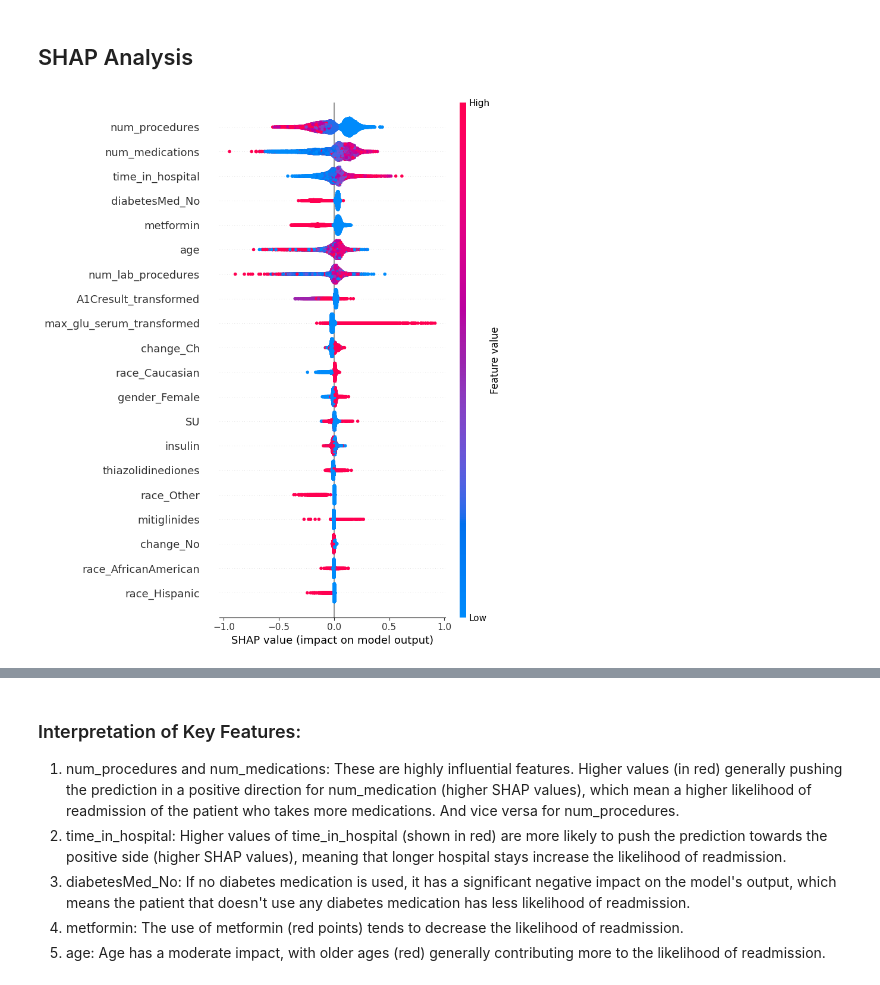
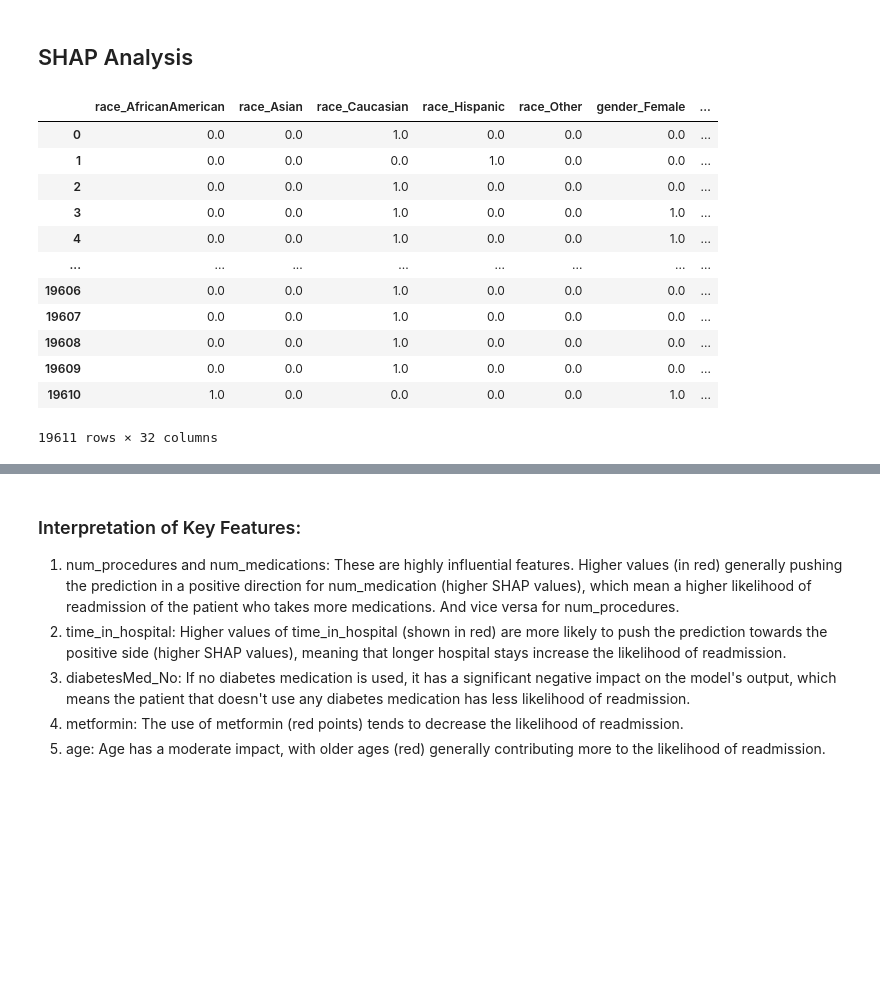
Before and after one commit to ozoamo/GlucoGuard_Analytics, a Jupyter notebook: jupyter-notebooks/Predictive_analysis.ipynb, the cells around one changed output, grey strips where cells are left out. Cells and saved outputs as stored; diff of their text form; code cells hidden in the pictures; blank space fills up the shorter version.

```diff
--- a/jupyter-notebooks/Predictive_analysis.ipynb
+++ b/jupyter-notebooks/Predictive_analysis.ipynb
@@ -615,27 +624,21 @@ ROC AUC Score: 0.6007180166397023
 # %% [markdown]
 ## SHAP Analysis
-# %%
-import shap
-
-# Create a SHAP explainer for the model
-explainer = shap.Explainer(HGB, X_train)
-
-# Calculate SHAP values for the test set
-shap_values = explainer(X_test)
-
-# Define the descriptive feature names based on your mapping
-feature_names = [
-    "race_AfricanAmerican", "race_Asian", "race_Caucasian", "race_Hispanic", "race_Other",
-    "gender_Female", "gender_Male", "gender_Unknown/Invalid", "change_Ch", "change_No",
-    "diabetesMed_No", "diabetesMed_Yes", "time_in_hospital", "num_lab_procedures",
-    "num_procedures", "num_medications", "metformin", "troglitazone", "examide", "citoglipton",
-    "insulin", "glyburide-metformin", "glipizide-metformin", "glimepiride-pioglitazone",
-    "metformin-rosiglitazone", "metformin-pioglitazone", "SU", "mitiglinides",
-    "thiazolidinediones", "glucosidase_inh", "age", "max_glu_serum_transformed",
-    "A1Cresult_transformed"
-]
-
-# Plot SHAP summary plot for feature importance with descriptive feature names
-shap.summary_plot(shap_values, X_test, feature_names=feature_names)
-# %% [output]
-[figure, removed]
+# %%
+X_test_df = pd.DataFrame(X_test)
+feature_names = X_all.columns
+X_test_df.columns = feature_names
+X_test_df
+# %% [output]
+|  | race_AfricanAmerican | race_Asian | race_Caucasian | race_Hispanic | race_Other | gender_Female | ... |
+| 0 | 0.0 | 0.0 | 1.0 | 0.0 | 0.0 | 0.0 | ... |
+| 1 | 0.0 | 0.0 | 0.0 | 1.0 | 0.0 | 0.0 | ... |
+| 2 | 0.0 | 0.0 | 1.0 | 0.0 | 0.0 | 0.0 | ... |
+| 3 | 0.0 | 0.0 | 1.0 | 0.0 | 0.0 | 1.0 | ... |
+| 4 | 0.0 | 0.0 | 1.0 | 0.0 | 0.0 | 1.0 | ... |
+| ... | ... | ... | ... | ... | ... | ... | ... |
+| 19606 | 0.0 | 0.0 | 1.0 | 0.0 | 0.0 | 0.0 | ... |
+| 19607 | 0.0 | 0.0 | 1.0 | 0.0 | 0.0 | 0.0 | ... |
+| 19608 | 0.0 | 0.0 | 1.0 | 0.0 | 0.0 | 0.0 | ... |
+| 19609 | 0.0 | 0.0 | 1.0 | 0.0 | 0.0 | 0.0 | ... |
+| 19610 | 1.0 | 0.0 | 0.0 | 0.0 | 0.0 | 1.0 | ... |
+19611 rows × 32 columns
```
Also changed, not shown: parts of 13 cells of this notebook, 2 other files.
